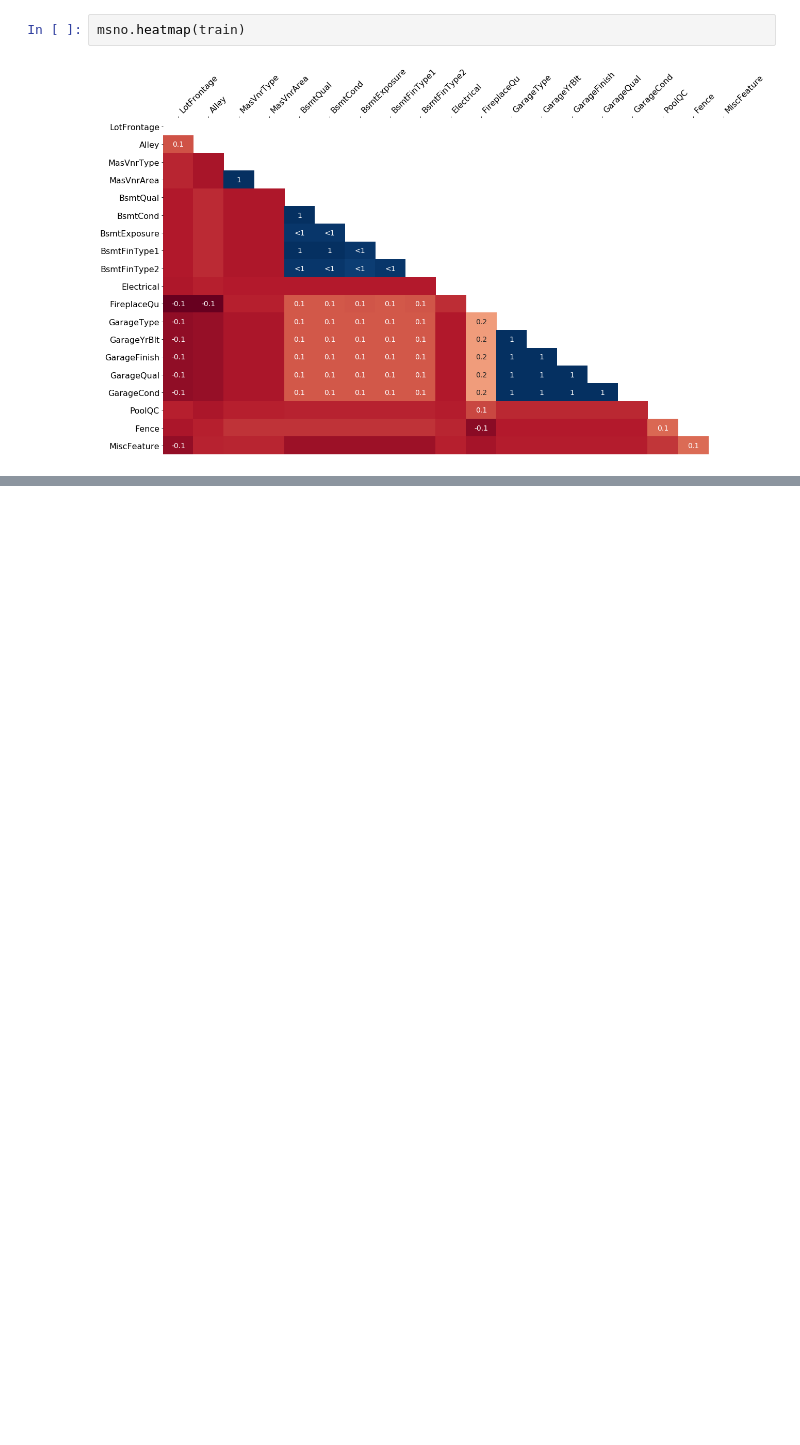
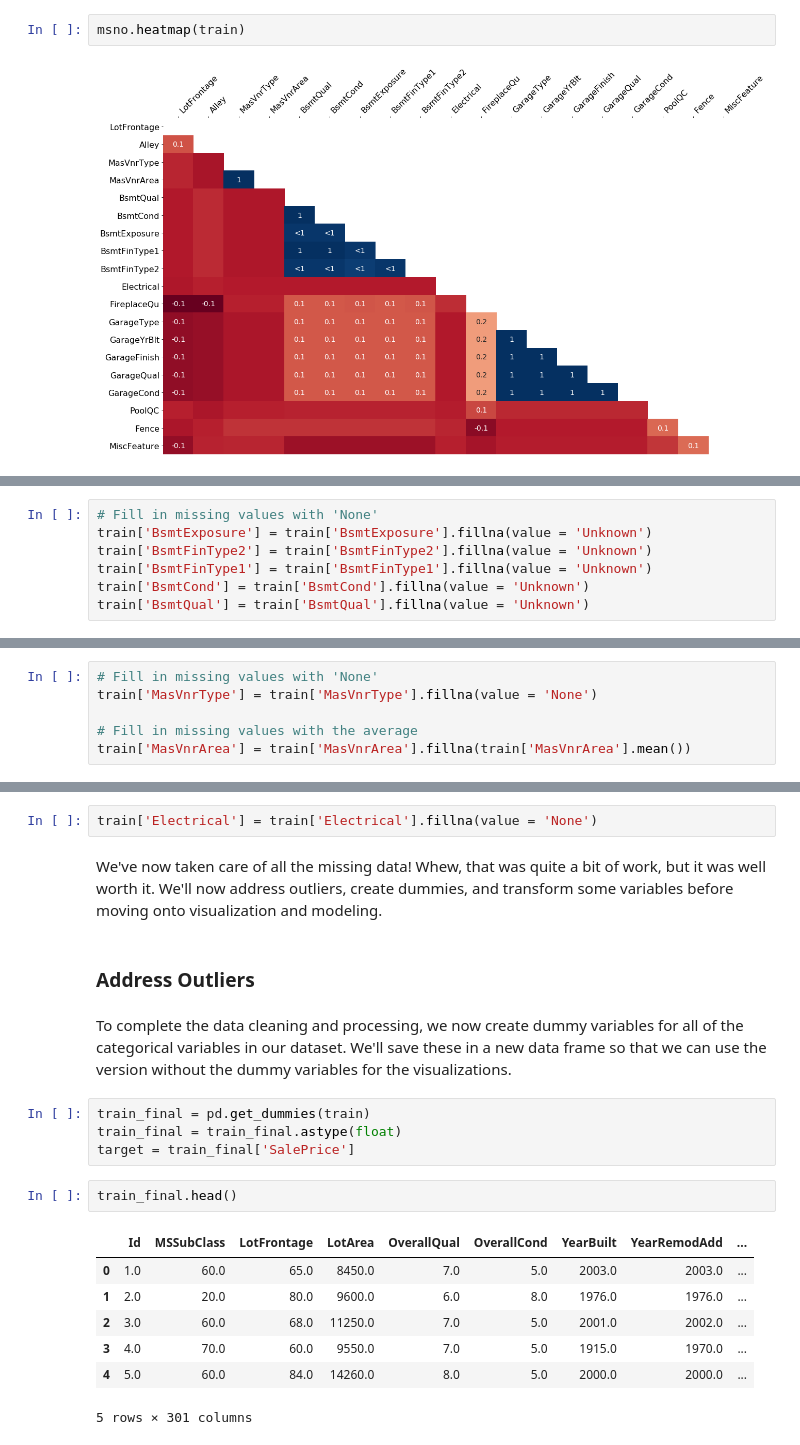
Before and after one commit to erikgregorywebb/machine-learning, a Jupyter notebook: Homework-2.ipynb, the cells around one changed output, grey strips where cells are left out. Saved outputs shown, nothing was run; the diff lists cells and outputs as text; blank space fills up the shorter version.

```diff
--- a/Homework-2.ipynb
+++ b/Homework-2.ipynb
@@ -171,0 +327,7 @@ sns.boxplot(x="RoofStyle", y="SalePrice", order = order, data=train)
+# %%
+# Fill in missing values with 'None'
+train['BsmtExposure'] = train['BsmtExposure'].fillna(value = 'Unknown')
+train['BsmtFinType2'] = train['BsmtFinType2'].fillna(value = 'Unknown')
+train['BsmtFinType1'] = train['BsmtFinType1'].fillna(value = 'Unknown')
+train['BsmtCond'] = train['BsmtCond'].fillna(value = 'Unknown')
+train['BsmtQual'] = train['BsmtQual'].fillna(value = 'Unknown')
@@ -171,0 +358,6 @@ sns.boxplot(x="RoofStyle", y="SalePrice", order = order, data=train)
+# %%
+# Fill in missing values with 'None'
+train['MasVnrType'] = train['MasVnrType'].fillna(value = 'None')
+
+# Fill in missing values with the average
+train['MasVnrArea'] = train['MasVnrArea'].fillna(train['MasVnrArea'].mean())
@@ -171,0 +377,22 @@ sns.boxplot(x="RoofStyle", y="SalePrice", order = order, data=train)
+# %%
+train['Electrical'] = train['Electrical'].fillna(value = 'None')
+# %% [markdown]
+We've now taken care of all the missing data! Whew, that was quite a bit of work, but it was well worth it. We'll now address outliers, create dummies, and transform some variables before moving onto visualization and modeling.
+# %% [markdown]
+### Address Outliers
+# %% [markdown]
+To complete the data cleaning and processing, we now create dummy variables for all of the categorical variables in our dataset. We'll save these in a new data frame so that we can use the version without the dummy variables for the visualizations.
+# %%
+train_final = pd.get_dummies(train)
+train_final = train_final.astype(float)
+target = train_final['SalePrice']
+# %%
+train_final.head()
+# %% [output]
+|  | Id | MSSubClass | LotFrontage | LotArea | OverallQual | OverallCond | YearBuilt | YearRemodAdd | ... |
+| 0 | 1.0 | 60.0 | 65.0 | 8450.0 | 7.0 | 5.0 | 2003.0 | 2003.0 | ... |
+| 1 | 2.0 | 20.0 | 80.0 | 9600.0 | 6.0 | 8.0 | 1976.0 | 1976.0 | ... |
+| 2 | 3.0 | 60.0 | 68.0 | 11250.0 | 7.0 | 5.0 | 2001.0 | 2002.0 | ... |
+| 3 | 4.0 | 70.0 | 60.0 | 9550.0 | 7.0 | 5.0 | 1915.0 | 1970.0 | ... |
+| 4 | 5.0 | 60.0 | 84.0 | 14260.0 | 8.0 | 5.0 | 2000.0 | 2000.0 | ... |
+5 rows × 301 columns
```
Also changed, not shown: parts of 69 cells of this notebook.
